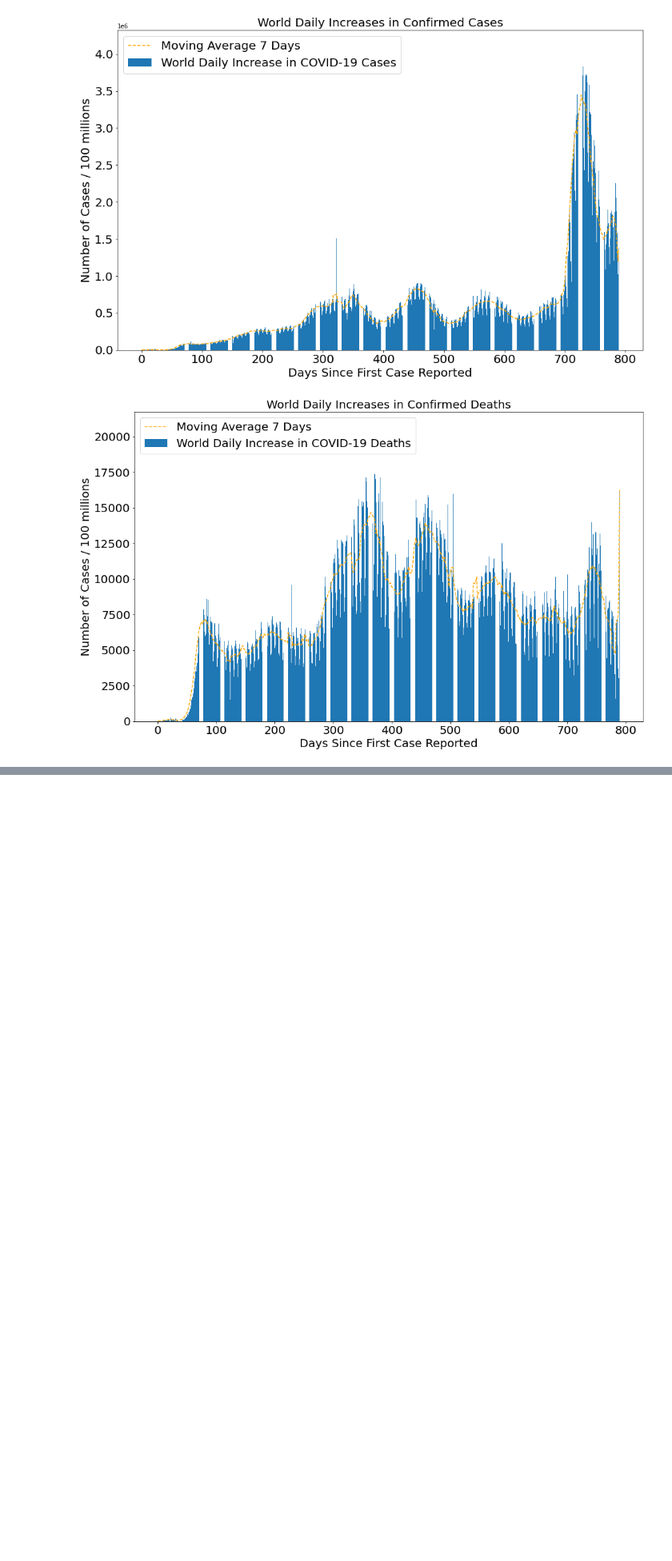
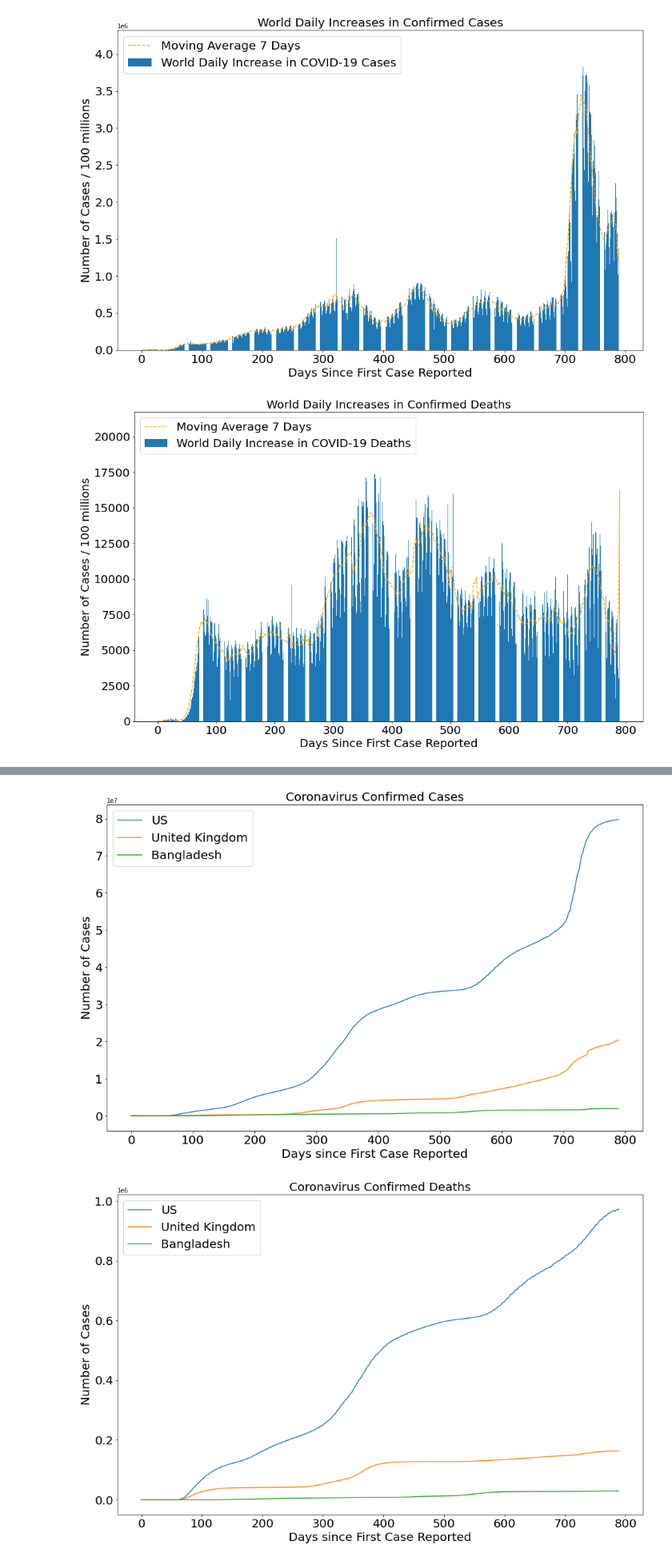
Before and after one commit to aftahee05/ADS1_Assignment_1, a Jupyter notebook: ADS1_Assignment_1.ipynb, the cells around one changed output, grey strips where cells are left out. Shown at 80% size. Drawn from its saved outputs; the diff is of its cells as text; code cells hidden in the pictures; blank space fills up the shorter version.

```diff
--- a/ADS1_Assignment_1.ipynb
+++ b/ADS1_Assignment_1.ipynb
@@ -169,0 +245,19 @@ plt.show()
+# %%
+# plot function for caomparison between 3 countries
+
+graph_name = ['Coronavirus Confirmed Cases', 'Coronavirus Confirmed Deaths']
+
+for i in range(2):
+    plt.figure(figsize=(16, 10))
+    for country in countries:
+        plt.plot(fetch_info_country(country)[i])
+    plt.legend(countries, prop={'size': 20})
+    plt.xlabel('Days since First Case Reported', size=20)
+    plt.ylabel('Number of Cases', size=20)
+    plt.title(graph_name[i], size=20)
+    plt.xticks(size=20)
+    plt.yticks(size=20)
+    plt.show()
+# %% [output]
+[figure, added]
+[figure, added]
```
Also changed, not shown: parts of 2 cells of this notebook.
